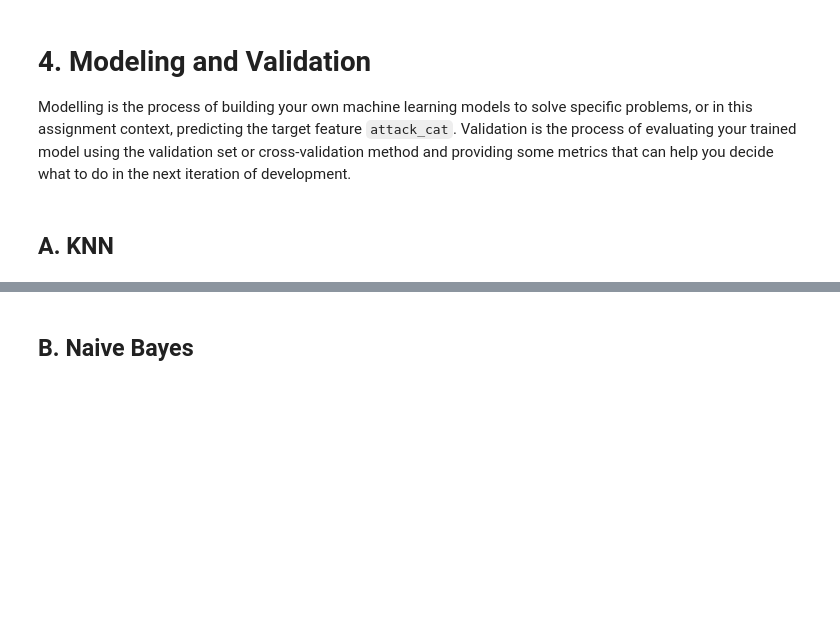
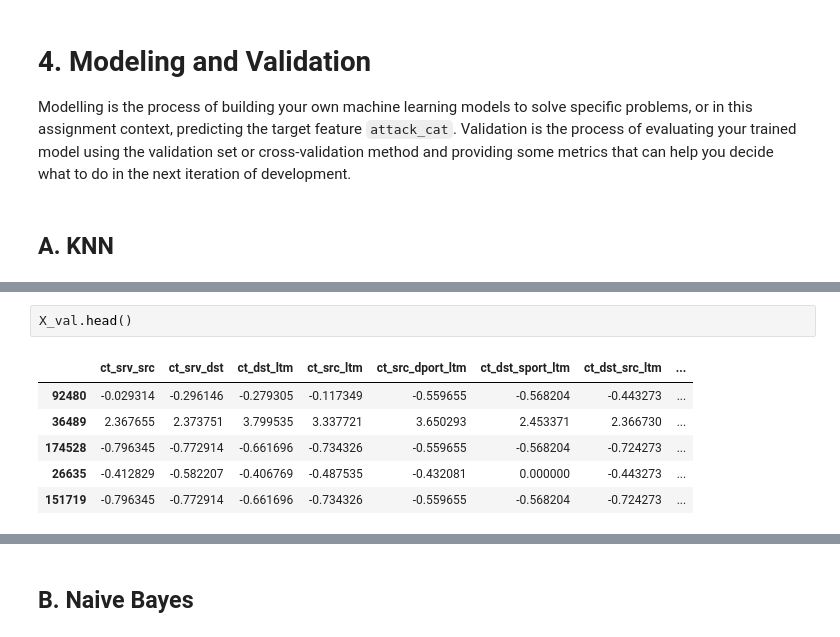
Before and after one commit to jimlynurarif/cetjipiti, a Jupyter notebook: src/Program.ipynb, the cells around one changed output, grey strips where cells are left out. Cells and saved outputs as stored; diff of their text form; blank space fills up the shorter version.

```diff
--- a/src/Program.ipynb
+++ b/src/Program.ipynb
@@ -414,0 +473,9 @@ Reconnaissance       0.31      0.56      0.40     11323
+# %%
+X_val.head()
+# %% [output]
+|  | ct_srv_src | ct_srv_dst | ct_dst_ltm | ct_src_ltm | ct_src_dport_ltm | ct_dst_sport_ltm | ct_dst_src_ltm | ... |
+| 92480 | -0.029314 | -0.296146 | -0.279305 | -0.117349 | -0.559655 | -0.568204 | -0.443273 | ... |
+| 36489 | 2.367655 | 2.373751 | 3.799535 | 3.337721 | 3.650293 | 2.453371 | 2.366730 | ... |
+| 174528 | -0.796345 | -0.772914 | -0.661696 | -0.734326 | -0.559655 | -0.568204 | -0.724273 | ... |
+| 26635 | -0.412829 | -0.582207 | -0.406769 | -0.487535 | -0.432081 | 0.000000 | -0.443273 | ... |
+| 151719 | -0.796345 | -0.772914 | -0.661696 | -0.734326 | -0.559655 | -0.568204 | -0.724273 | ... |
```
Also changed, not shown: parts of 5 cells of this notebook.
